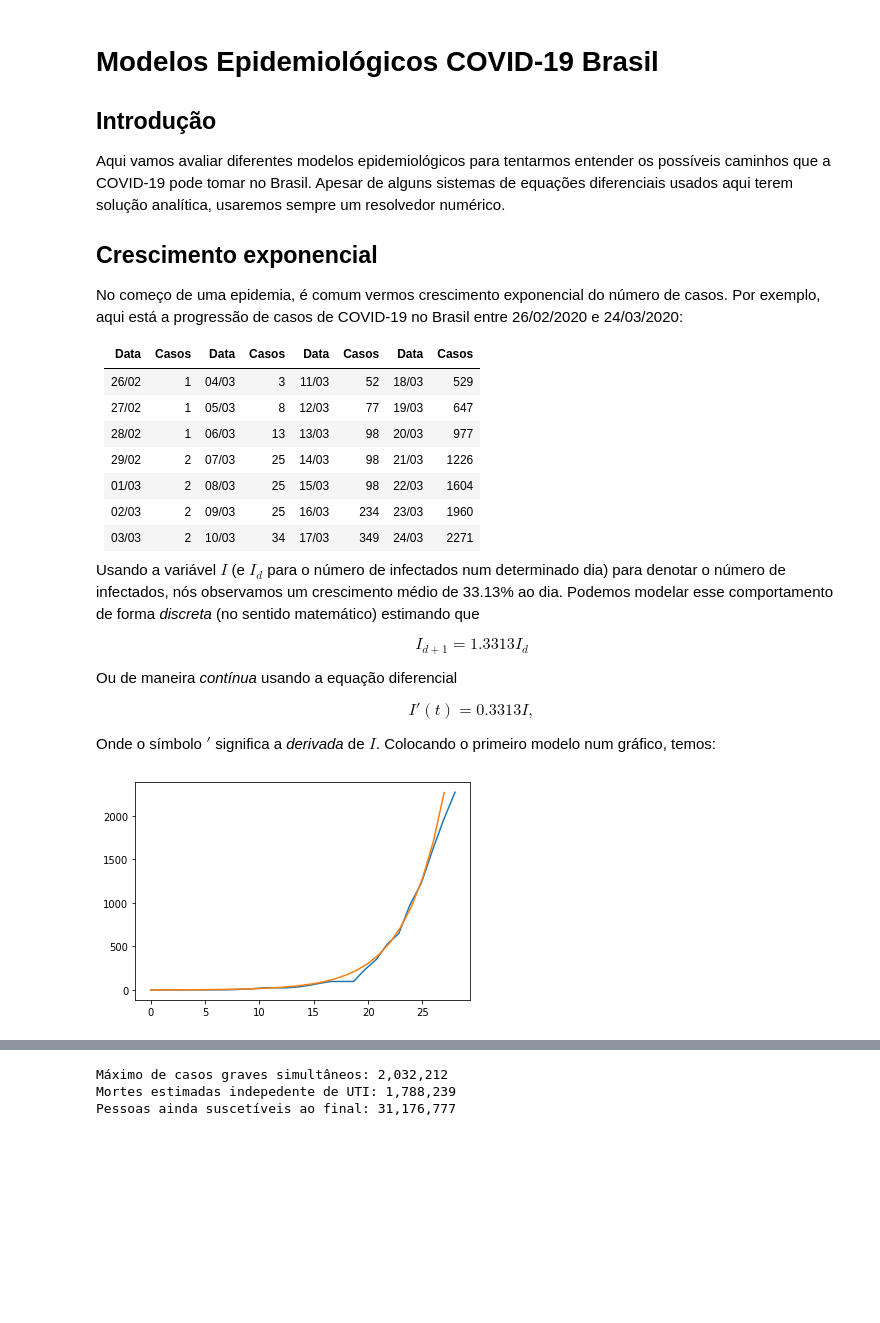
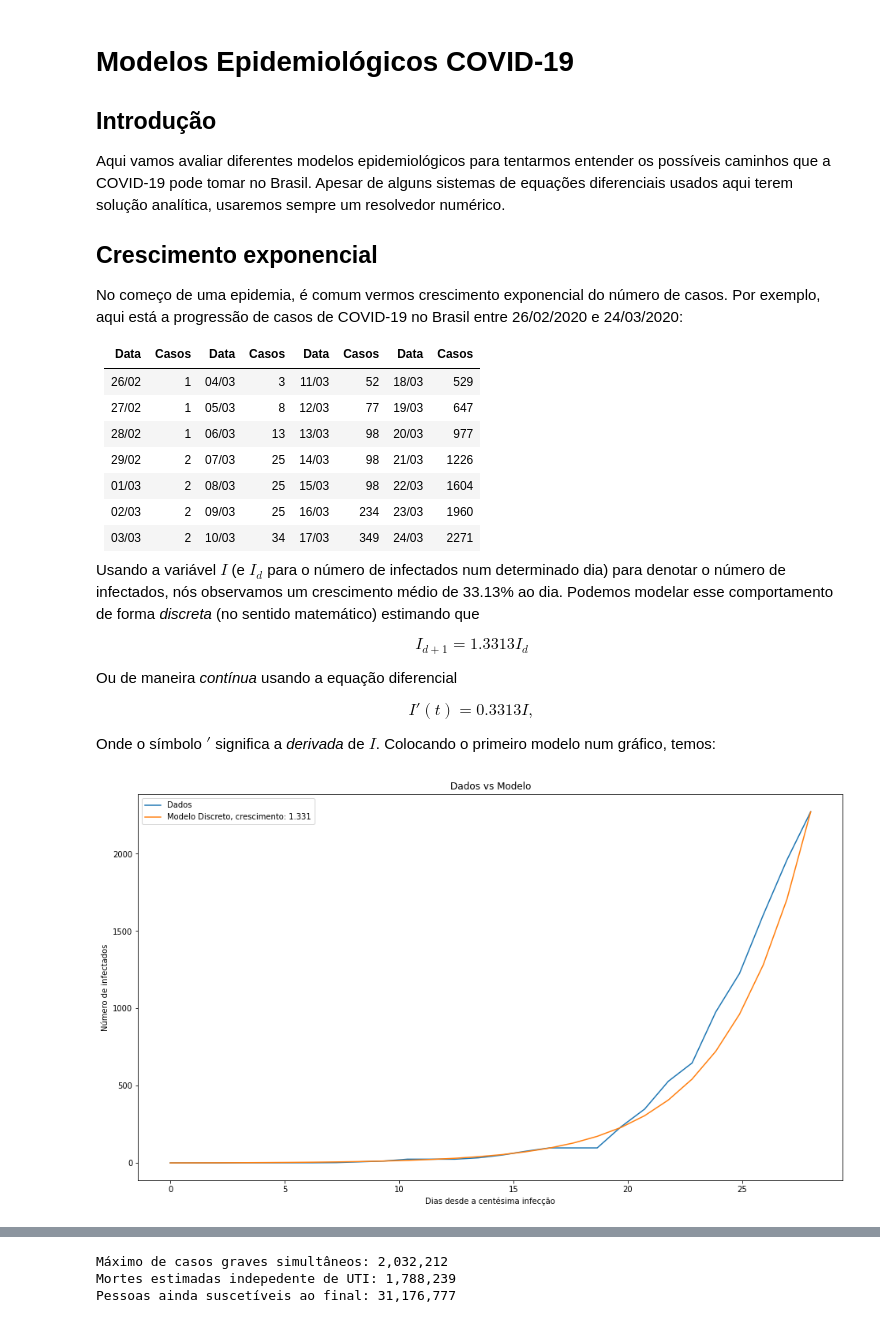
Before and after one commit to Carioca/covid, a Jupyter notebook: covid.ipynb, the cells around one changed output, grey strips where cells are left out. Cells and saved outputs as stored; diff of their text form; code cells hidden in the pictures; blank space fills up the shorter version.

Commit message:
Dados Brasil, formatação

```diff
--- a/covid.ipynb
+++ b/covid.ipynb
@@ -1,5 +1,5 @@
 # %% [markdown]
-# Modelos Epidemiológicos COVID-19 Brasil
+# Modelos Epidemiológicos COVID-19
 
 ## Introdução
 Aqui vamos avaliar diferentes modelos epidemiológicos para tentarmos entender os possíveis caminhos que a COVID-19 pode tomar no Brasil. Apesar de alguns sistemas de equações diferenciais usados aqui terem solução analítica, usaremos sempre um resolvedor numérico.
@@ -27,18 +27,25 @@ $$I'(t) = 0.3313I,$$
 
 Onde o símbolo $'$ significa a _derivada_ de $I$. Colocando o primeiro modelo num gráfico, temos:
 # %%
-%matplotlib inline
 from ipywidgets import interactive, fixed
 import numpy as np
 from matplotlib import pyplot as plt
+plt.rcParams['figure.figsize'] = [16, 9]
 
-dados = [1, 1, 1, 2, 2, 2, 2, 3, 8, 13, 25, 25, 25,
-         34, 52, 77, 98, 98, 98, 234, 349, 529, 647, 977, 1226, 1604, 1960, 2271]
-modelo_discreto = [1 * 1.3313**n for n in range(len(dados))]
+dados = [1, 1, 1, 2, 2, 2, 2, 3, 8, 13, 25, 25, 25, 34, 52, 77,
+         98, 98, 98, 234, 349, 529, 647, 977, 1226, 1604, 1960, 2271]
+taxa_media = (dados[-1]/dados[0])**(1/(len(dados)-1))
+modelo_discreto = [dados[0] * taxa_media**n for n in range(len(dados))]
 t = np.linspace(0, len(dados), len(dados))
-exp_plot = plt.plot(t, dados, modelo_discreto)
+fig,ax = plt.subplots()
+dados_plot = ax.plot(t, dados, label='Dados')
+discreto_plot = ax.plot(t, modelo_discreto, label=f'Modelo Discreto, crescimento: {taxa_media:.4}')
+ax.set_xlabel('Dias desde a centésima infecção')
+ax.set_ylabel('Número de infectados')
+ax.set_title('Dados vs Modelo')
+l = ax.legend()
 # %% [output]
-[figure, old version]
+[figure, new version]
 # %% [markdown]
 ## Modelo SIR
 O modelo mais usado para modelar epidemias é o SIR. Nele, presume-se que as pessoas podem passar por três estágios: Suscetível, Infeccioso e Resolvido. Por enquanto, esse modelo parece apropriado para essa epidemia, já que a hipótese de uma reinfecção parece remota.
```
Also changed, not shown: parts of 2 cells of this notebook, 2 other files.
